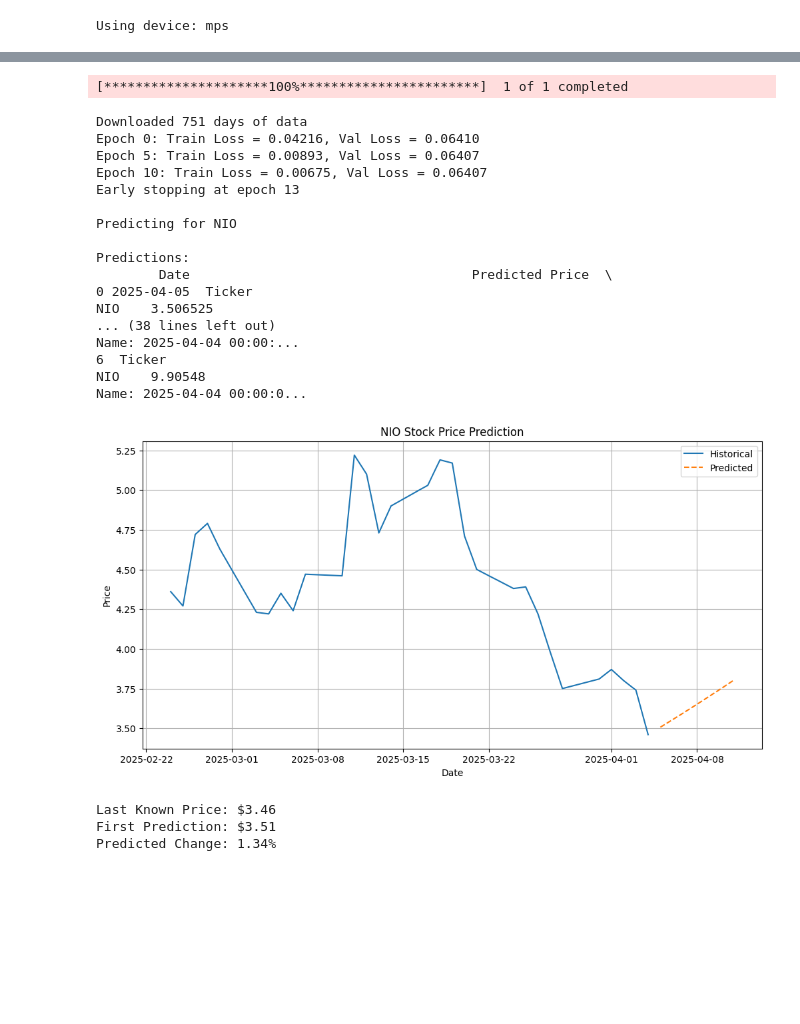
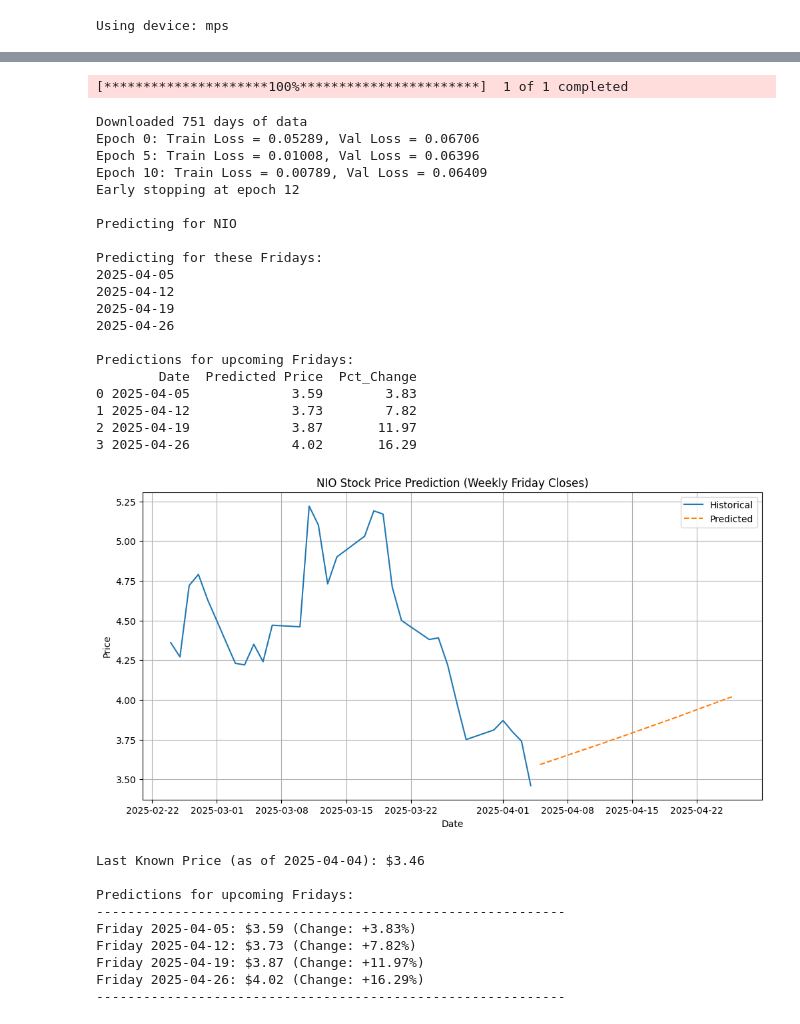
Before and after one commit to Javas01/StockModel, a Jupyter notebook: stock.ipynb, the cells around one changed output, grey strips where cells are left out. Saved outputs shown, nothing was run; the diff lists cells and outputs as text; code cells hidden in the pictures; blank space fills up the shorter version.

Commit message:
Get predictions for next 4 fridays.

```diff
--- a/stock.ipynb
+++ b/stock.ipynb
@@ -133,15 +133,21 @@ def predict(model, features_scaled, window_size, ticker, scaler, stock_data, enh
     last_price = float(stock_data['Close'].iloc[-1])
     last_features = enhanced_data.iloc[-1]
 
-    # Get next Friday
-    last_date = stock_data.index[-1]
-    days_until_friday = (4 - last_date.weekday()) % 7  # 4 represents Friday
-    if days_until_friday == 0:  # If today is Friday, get next Friday
+    # Start from today
+    today = datetime.now()
+    # Calculate days until next Friday (4 is Friday)
+    days_until_friday = (4 - today.weekday()) % 7
+    if days_until_friday == 0 and today.hour >= 16:  # If it's Friday after market close
         days_until_friday = 7
-    next_friday = last_date + timedelta(days=days_until_friday)
 
-    # Generate dates for the next n Fridays
+    next_friday = today + timedelta(days=days_until_friday)
+    # Generate the next 4 Fridays
     prediction_dates = [next_friday + timedelta(weeks=i) for i in range(num_weeks)]
+
+    # Verify the dates are correct
+    print("\nPredicting for these Fridays:")
+    for date in prediction_dates:
+        print(date.strftime('%Y-%m-%d'))
 
     with torch.no_grad():
         current_window = torch.FloatTensor(last_window).unsqueeze(0).to(device)
@@ -338,13 +344,20 @@ for ticker in tickers:
     if result[0] is not None:
         model, features_scaled, window_size, ticker, scaler, stock_data, enhanced_data = result
         print(f"\nPredicting for {ticker}")
-        predictions = predict(model, features_scaled, window_size, ticker, scaler, stock_data, enhanced_data)
+        predictions = predict(model, features_scaled, window_size, ticker, scaler, stock_data, enhanced_data, num_weeks=4)
 
         last_known_price = float(stock_data['Close'].iloc[-1])
-        next_friday_pred = predictions['Predicted Price'].iloc[0]
-        print(f"\nLast Known Price: ${last_known_price:.2f}")
-        print(f"Next Friday's Prediction: ${next_friday_pred:.2f}")
-        print(f"Predicted Change by Friday: {((next_friday_pred/last_known_price - 1)*100):.2f}%")
+        last_date = stock_data.index[-1]
+
+        print(f"\nLast Known Price (as of {last_date.strftime('%Y-%m-%d')}): ${last_known_price:.2f}")
+        print("\nPredictions for upcoming Fridays:")
+        print("-" * 60)
+        for i in range(4):
+            friday_price = float(predictions['Predicted Price'].iloc[i])
+            friday_date = predictions['Date'].iloc[i]
+            pct_change = ((friday_price/last_known_price - 1) * 100)
+            print(f"Friday {friday_date.strftime('%Y-%m-%d')}: ${friday_price:.2f} (Change: {pct_change:+.2f}%)")
+        print("-" * 60)
     else:
         print(f"Skipping prediction for {ticker} due to training failure")
 # %% [output]
@@ -353,22 +366,31 @@ Downloading data for NIO from 2022-04-07 13:04:25.677761 to 2025-04-06 13:04:25.
 [*********************100%***********************]  1 of 1 completed
 Downloaded 751 days of data
-Epoch 0: Train Loss = 0.04216, Val Loss = 0.06410
-Epoch 5: Train Loss = 0.00893, Val Loss = 0.06407
-Epoch 10: Train Loss = 0.00675, Val Loss = 0.06407
-Early stopping at epoch 13
+Epoch 0: Train Loss = 0.05289, Val Loss = 0.06706
+Epoch 5: Train Loss = 0.01008, Val Loss = 0.06396
+Epoch 10: Train Loss = 0.00789, Val Loss = 0.06409
+Early stopping at epoch 12
 
 Predicting for NIO
 
-Predictions:
-        Date                                    Predicted Price  \
-0 2025-04-05  Ticker
-NIO    3.506525
-... (38 lines left out)
-Name: 2025-04-04 00:00:...
-6  Ticker
-NIO    9.90548
-Name: 2025-04-04 00:00:0...
+Predicting for these Fridays:
+2025-04-05
+2025-04-12
+2025-04-19
+2025-04-26
+
+Predictions for upcoming Fridays:
+        Date  Predicted Price  Pct_Change
+0 2025-04-05             3.59        3.83
+1 2025-04-12             3.73        7.82
+2 2025-04-19             3.87       11.97
+3 2025-04-26             4.02       16.29
-[figure, old version]
+[figure, new version]
-Last Known Price: $3.46
-First Prediction: $3.51
-Predicted Change: 1.34%
+Last Known Price (as of 2025-04-04): $3.46
+
+Predictions for upcoming Fridays:
+------------------------------------------------------------
+Friday 2025-04-05: $3.59 (Change: +3.83%)
+Friday 2025-04-12: $3.73 (Change: +7.82%)
+Friday 2025-04-19: $3.87 (Change: +11.97%)
+Friday 2025-04-26: $4.02 (Change: +16.29%)
+------------------------------------------------------------
```
Also changed, not shown: parts of 1 cell of this notebook.
